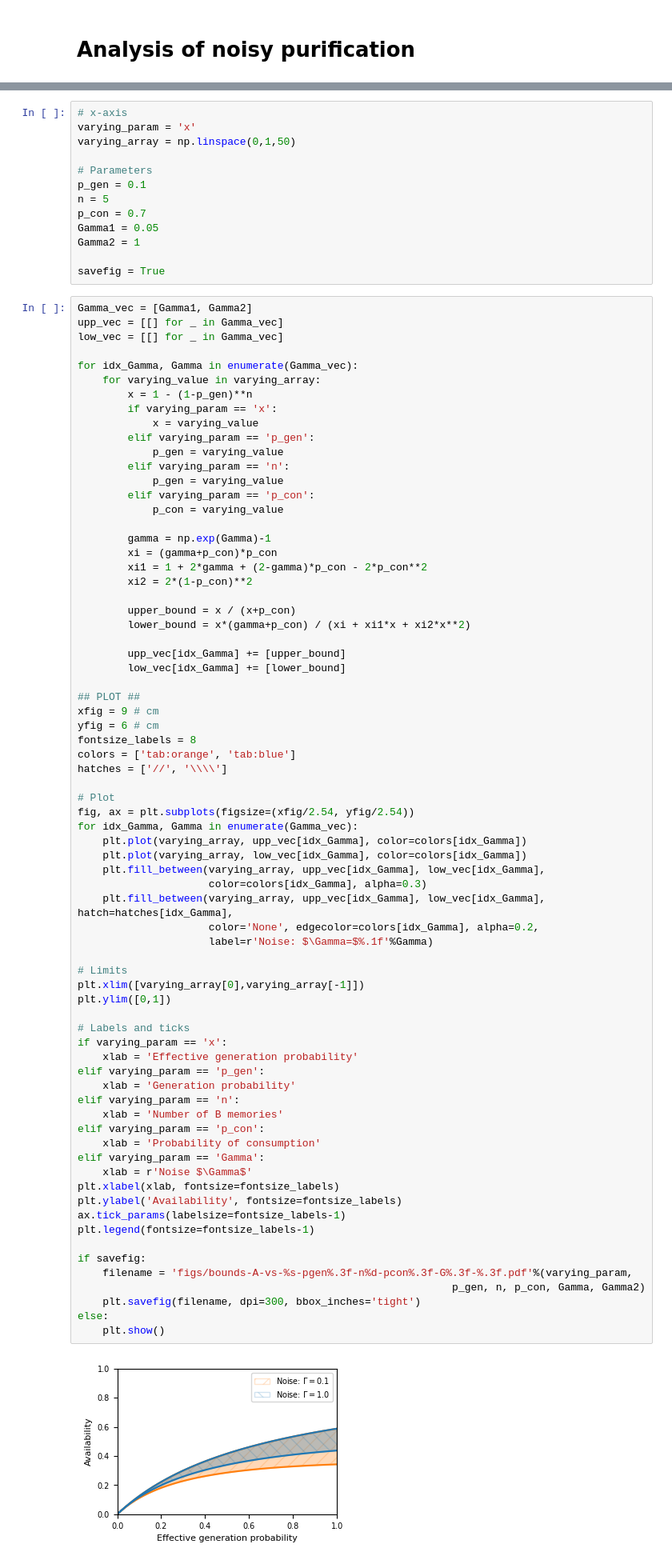
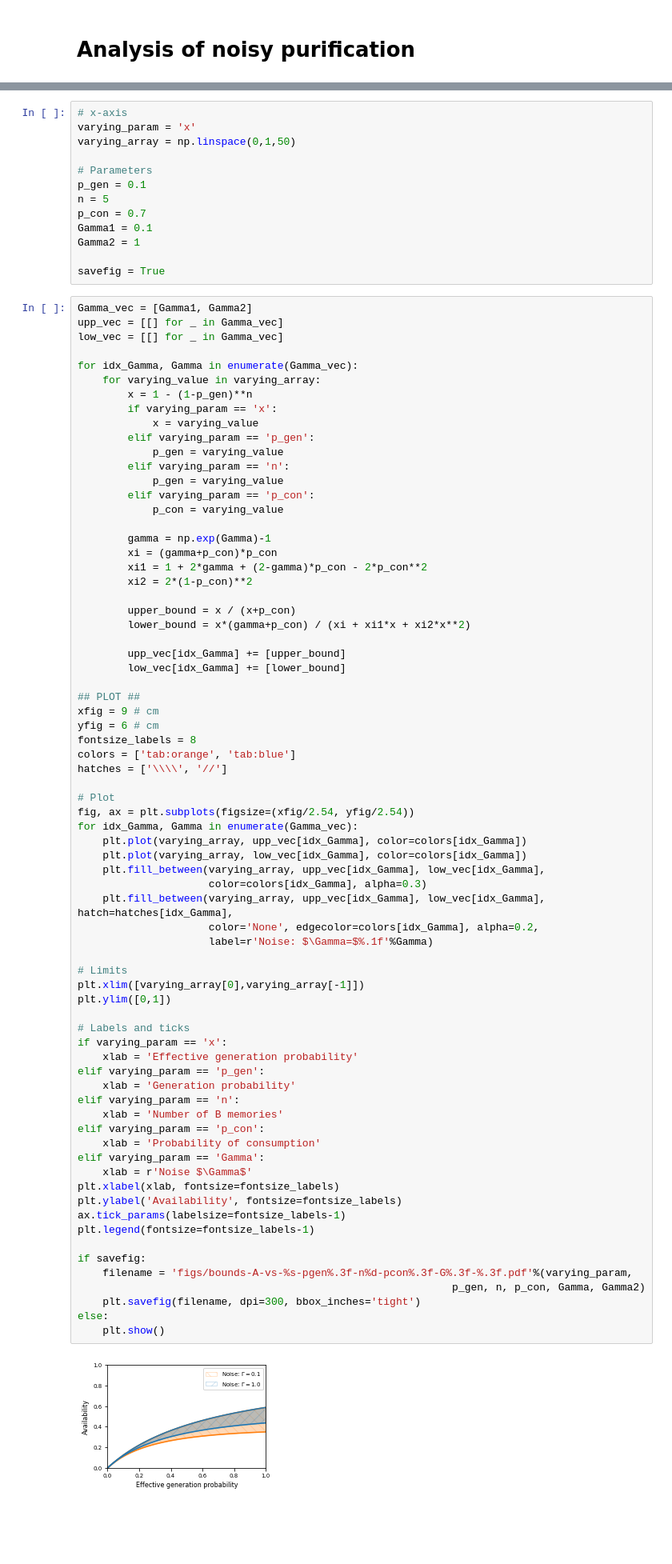
Before and after one commit to AlvaroGI/buffering-1GnB, a Jupyter notebook: RESULTS-bounds-availability.ipynb, the cells around one changed output, grey strips where cells are left out. Shown at 80% size. Saved outputs shown, nothing was run; the diff lists cells and outputs as text; blank space fills up the shorter version.

```diff
--- a/RESULTS-bounds-availability.ipynb
+++ b/RESULTS-bounds-availability.ipynb
@@ -107,7 +107,7 @@ varying_array = np.linspace(0,1,50)
 p_gen = 0.1
 n = 5
 p_con = 0.7
-Gamma1 = 0.05
+Gamma1 = 0.1
 Gamma2 = 1
 
 savefig = True
@@ -144,7 +144,7 @@ xfig = 9 # cm
 yfig = 6 # cm
 fontsize_labels = 8
 colors = ['tab:orange', 'tab:blue']
-hatches = ['//', '\\\\']
+hatches = ['\\\\', '//']
 
 # Plot
 fig, ax = plt.subplots(figsize=(xfig/2.54, yfig/2.54))
@@ -157,31 +157,31 @@ for idx_Gamma, Gamma in enumerate(Gamma_vec):
                      color='None', edgecolor=colors[idx_Gamma], alpha=0.2,
                      label=r'Noise: $\Gamma=$%.1f'%Gamma)
 
 # Limits
 plt.xlim([varying_array[0],varying_array[-1]])
 plt.ylim([0,1])
 
 # Labels and ticks
 if varying_param == 'x':
     xlab = 'Effective generation probability'
 elif varying_param == 'p_gen':
     xlab = 'Generation probability'
 elif varying_param == 'n':
     xlab = 'Number of B memories'
 elif varying_param == 'p_con':
     xlab = 'Probability of consumption'
 elif varying_param == 'Gamma':
     xlab = r'Noise $\Gamma$'
 plt.xlabel(xlab, fontsize=fontsize_labels)
 plt.ylabel('Availability', fontsize=fontsize_labels)
 ax.tick_params(labelsize=fontsize_labels-1)
 plt.legend(fontsize=fontsize_labels-1)
 
 if savefig:
     filename = 'figs/bounds-A-vs-%s-pgen%.3f-n%d-pcon%.3f-G%.3f-%.3f.pdf'%(varying_param,
                                                             p_gen, n, p_con, Gamma, Gamma2)
     plt.savefig(filename, dpi=300, bbox_inches='tight')
 else:
     plt.show()
 # %% [output]
-[figure, old version]
+[figure, new version]
```
Also changed, not shown: 5 other files.
